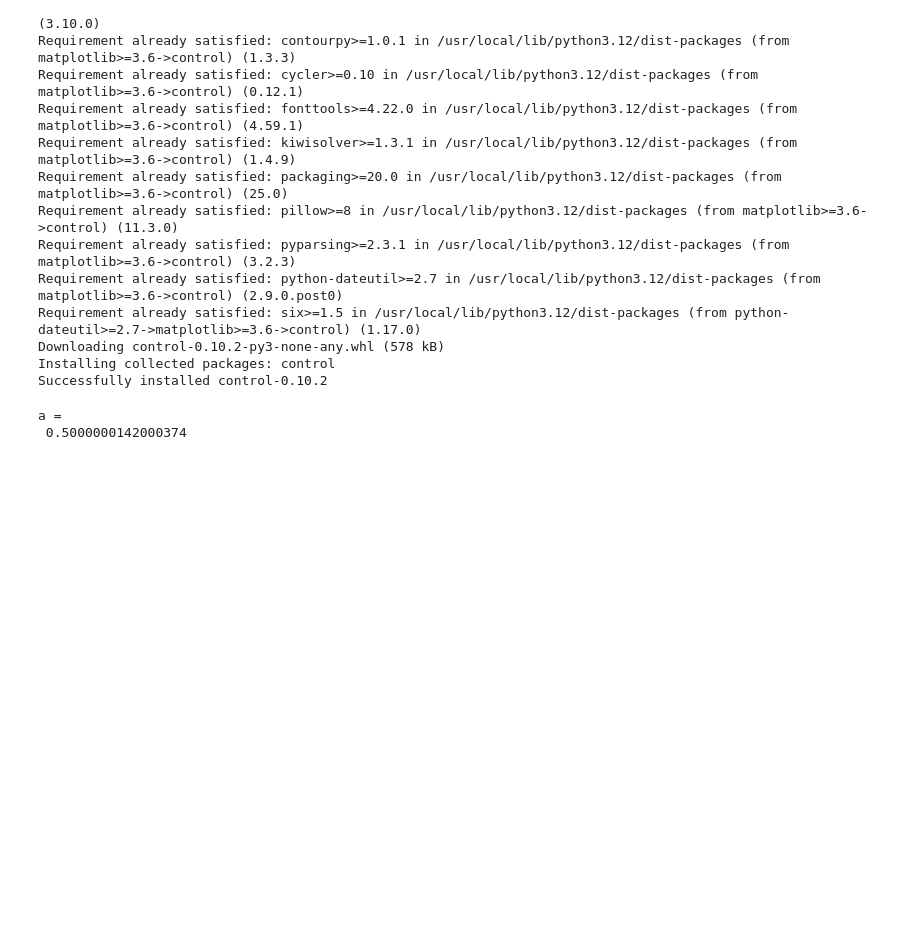
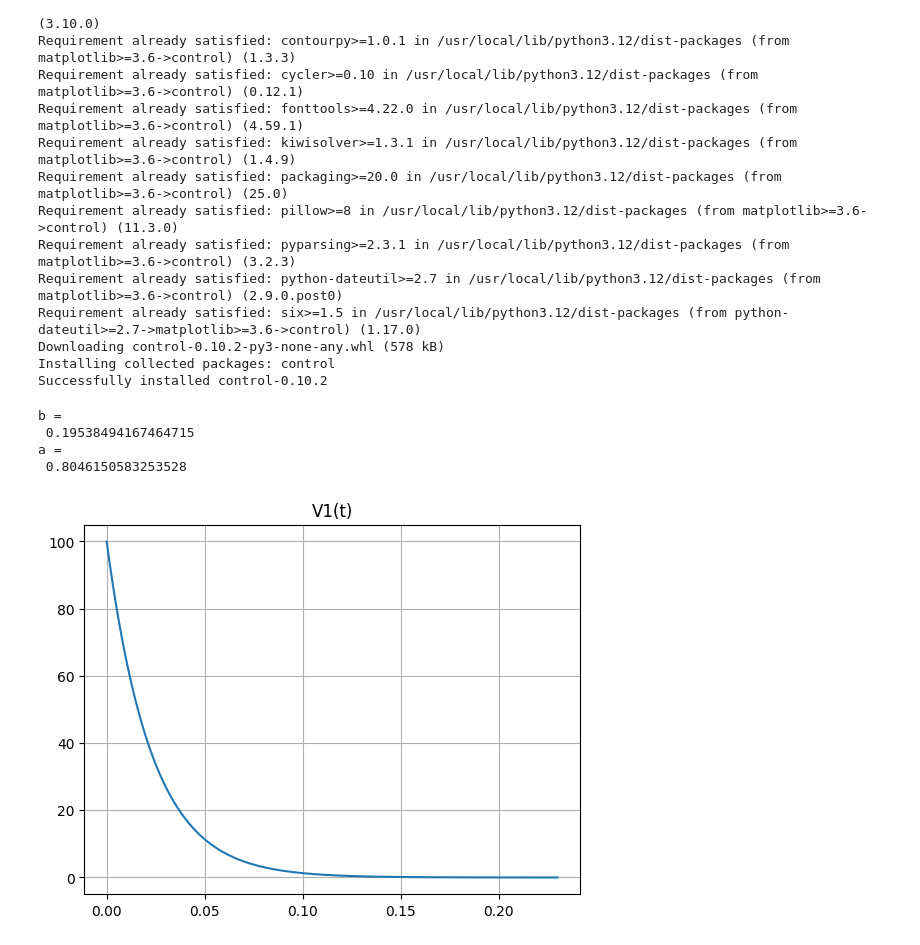
Before and after one commit to MatheusrCunha/sistemas-de-controle-2, a Jupyter notebook: equacao_recursiva.ipynb, the cells around one changed output. Cells and saved outputs as stored; diff of their text form; code cells hidden in the pictures; blank space fills up the shorter version.

```diff
--- a/equacao_recursiva.ipynb
+++ b/equacao_recursiva.ipynb
@@ -30,13 +30,36 @@ import math
 import cmath
 import matplotlib.pyplot as plt
 # %%
+V3 = 10;
+Vo = 100
+R = 23;
+C = 1000e-6;
+NT = 23;
+
 Io = 16;            # valor inicial
-T = .1;             # período de amostragem
-RC = 0.14426951;    # constante RC
-Tf = 2;             # tempo final de simulação
+T = 5e-3;             # período de amostragem
+RC = R*C;    # constante RC
+Tf = NT*10e-3;                 # tempo final de simulação
 Kmax = int(Tf/T+1);
 a = np.exp(-T/RC);
+b = 1 - np.exp(-T/RC);
+print("b = \n", b)
 print("a = \n",a)
 # %% [output]
+b =
+ 0.19538494167464715
 a =
- 0.5000000142000374
+ 0.8046150583253528
+# %%
+#t = np.linspace(0, 2, 999);
+t = np.arange(0, Tf + Tf/999, Tf/999)
+
+V1 = Vo*np.exp(-t/RC);
+plt.figure()
+
+plt.plot(t, V1)
+plt.title("V1(t)")
+plt.grid(True)
+plt.show()
+# %% [output]
+[figure, added]
```
Also changed, not shown: parts of 5 cells of this notebook.
